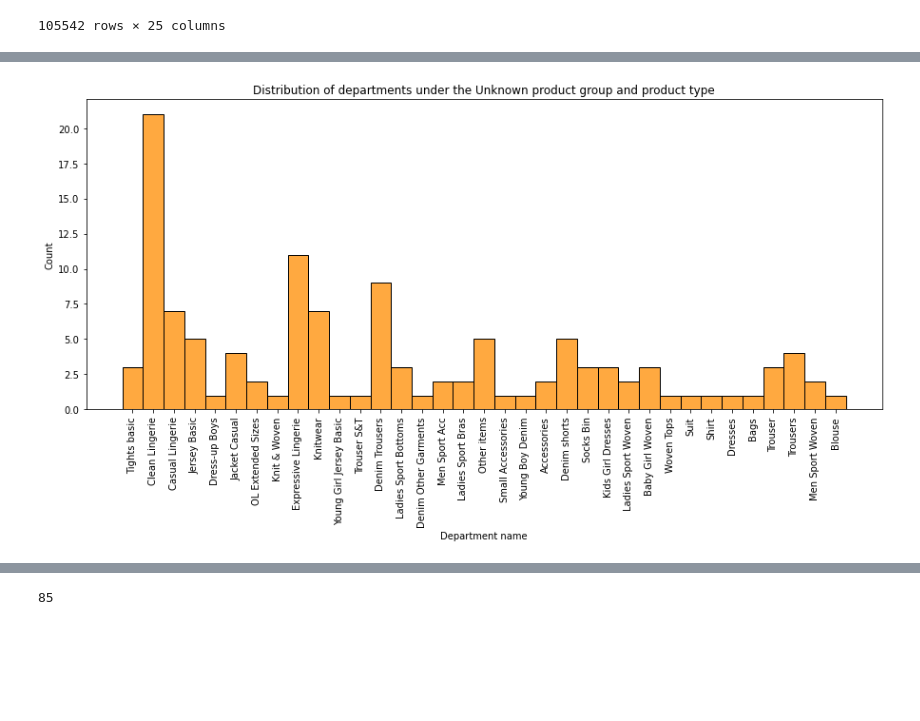
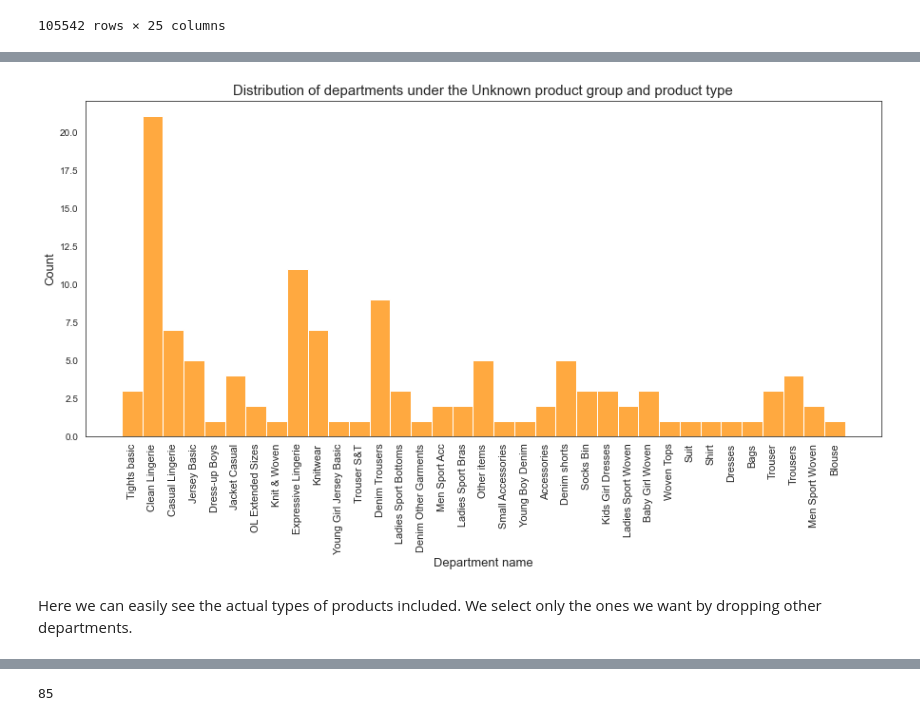
Before and after one commit to NikhilK-crypto/SmartStyleHub, a Jupyter notebook: SmartStyleHub - EDA.ipynb, the cells around one changed output, grey strips where cells are left out. Drawn from its saved outputs; the diff is of its cells as text; code cells hidden in the pictures; blank space fills up the shorter version.

```diff
--- a/SmartStyleHub - EDA.ipynb
+++ b/SmartStyleHub - EDA.ipynb
@@ -65,9 +84,10 @@ dtype: int64
 # %%
-plt.figure(figsize=(15,6))
+plt.figure(figsize=(15,6.5))
+sns.set_style("white")
 sns.histplot(x=articles.loc[articles['product_group_name']=='Unknown']['section_name'],color='darkorange')
-plt.title('Distribution of sections under the Unknown product group and product type')
-plt.xlabel('Section name')
-plt.xticks(rotation=90, fontsize=10)
-#plt.yscale('log')
+plt.title('Distribution of sections under the Unknown product group and product type', fontsize=15)
+plt.xlabel('Section name',fontsize=13)
+plt.ylabel('Count',fontsize=13)
+plt.xticks(rotation=90, fontsize=11)
 plt.show()
 # %% [output]
@@ -75,13 +97,15 @@ plt.show()
 # %%
-plt.figure(figsize=(15,6))
+plt.figure(figsize=(15,6.5))
 sns.histplot(x=articles.loc[articles['product_group_name']=='Unknown']['department_name'],color='darkorange')
-plt.title('Distribution of departments under the Unknown product group and product type')
-plt.xlabel('Department name')
-plt.xticks(rotation=90, fontsize=10)
-#plt.yscale('log')
+plt.title('Distribution of departments under the Unknown product group and product type', fontsize=15)
+plt.xlabel('Department name', fontsize=13)
+plt.ylabel('Count',fontsize=13)
+plt.xticks(rotation=90, fontsize=11)
 plt.show()
 # %% [output]
-[figure, old version]
+[figure, new version]
+# %% [markdown]
+Here we can easily see the actual types of products included. We select only the ones we want by dropping other departments.
 # %%
 departments_to_remove_list=['Clean Lingerie','Expressive Lingerie','Casual Lingerie','Other items','Accessories',
                            'Ladies Sport Bras','Small Accessories','Bags']
```
Also changed, not shown: parts of 36 cells of this notebook.
